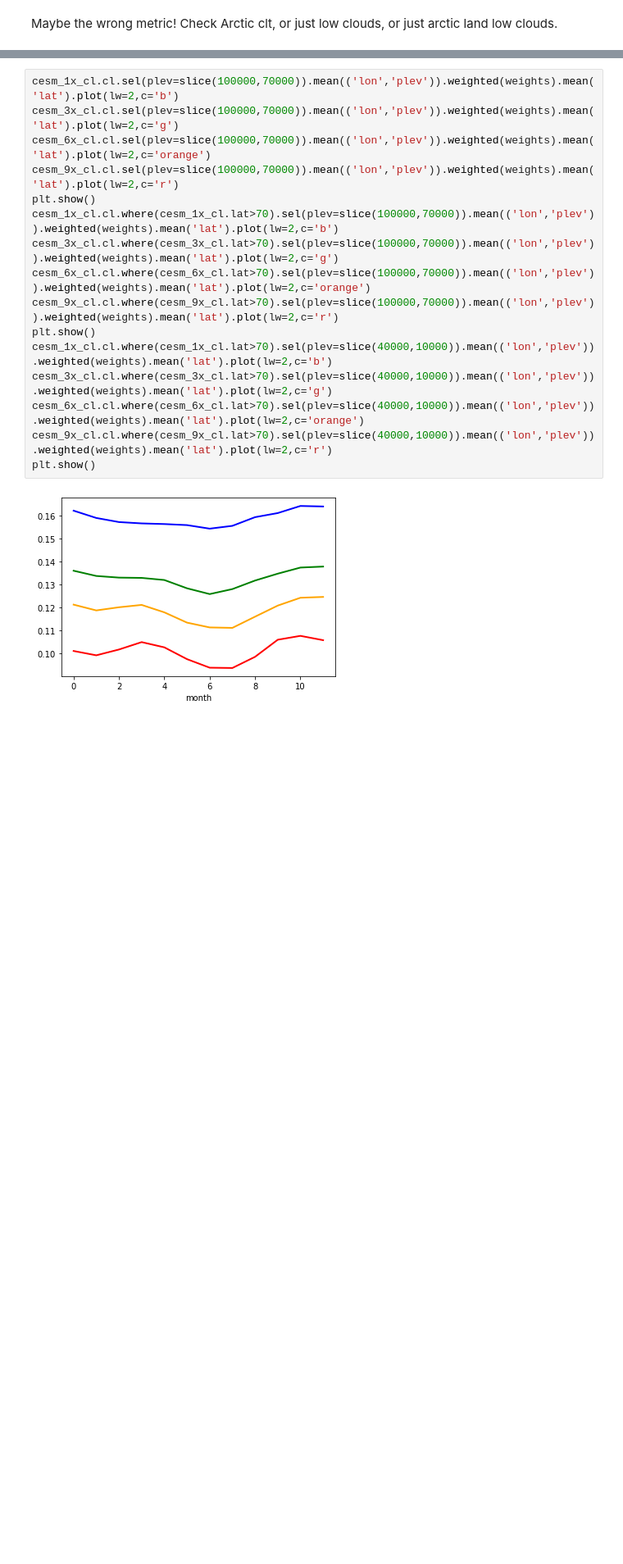
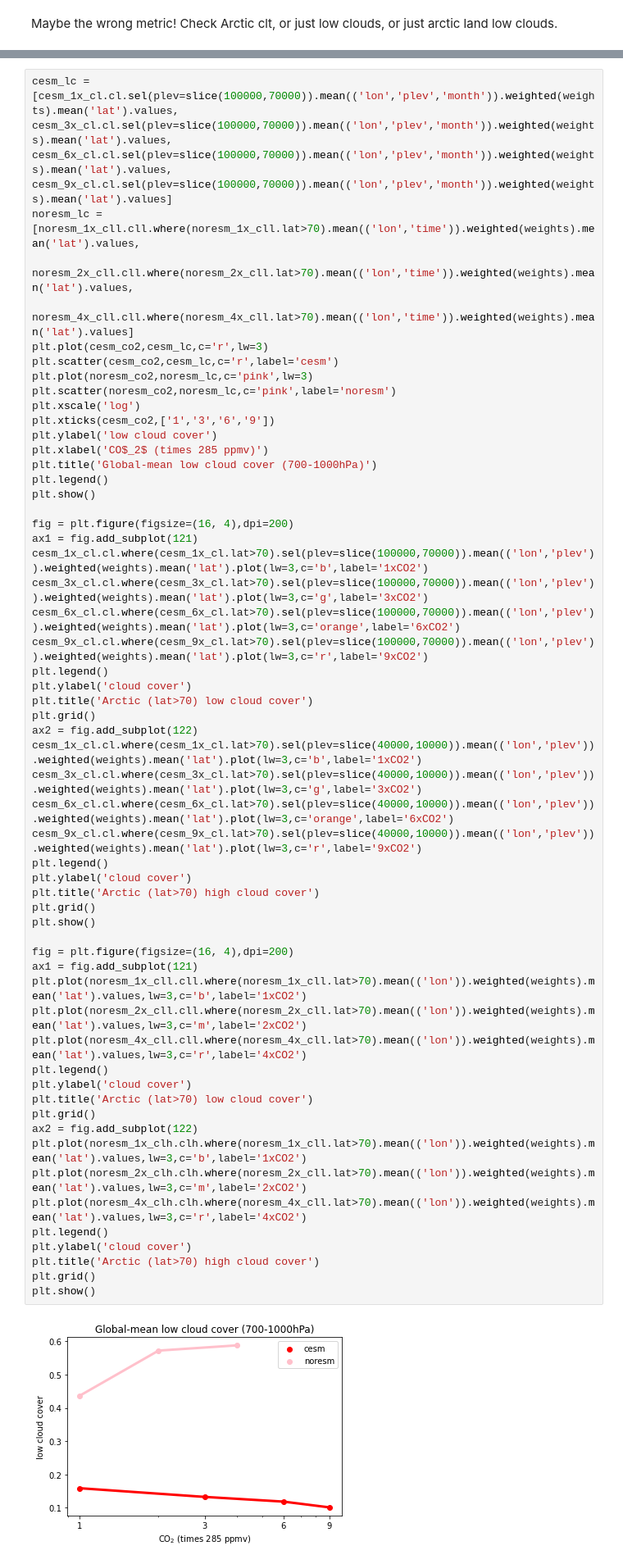
Before and after one commit to matthewjhenry/eocene, a Jupyter notebook: eocene_deepmip.ipynb, the cells around one changed output, grey strips where cells are left out. Shown at 82% size. Saved outputs shown, nothing was run; the diff lists cells and outputs as text; blank space fills up the shorter version.

Commit message:
more graphs

```diff
--- a/eocene_deepmip.ipynb
+++ b/eocene_deepmip.ipynb
@@ -470,20 +470,63 @@ plt.show()
 # %% [output]
 [figure]
 # %%
-cesm_1x_cl.cl.sel(plev=slice(100000,70000)).mean(('lon','plev')).weighted(weights).mean('lat').plot(lw=2,c='b')
-cesm_3x_cl.cl.sel(plev=slice(100000,70000)).mean(('lon','plev')).weighted(weights).mean('lat').plot(lw=2,c='g')
-cesm_6x_cl.cl.sel(plev=slice(100000,70000)).mean(('lon','plev')).weighted(weights).mean('lat').plot(lw=2,c='orange')
-cesm_9x_cl.cl.sel(plev=slice(100000,70000)).mean(('lon','plev')).weighted(weights).mean('lat').plot(lw=2,c='r')
+cesm_lc = [cesm_1x_cl.cl.sel(plev=slice(100000,70000)).mean(('lon','plev','month')).weighted(weights).mean('lat').values,
+cesm_3x_cl.cl.sel(plev=slice(100000,70000)).mean(('lon','plev','month')).weighted(weights).mean('lat').values,
+cesm_6x_cl.cl.sel(plev=slice(100000,70000)).mean(('lon','plev','month')).weighted(weights).mean('lat').values,
+cesm_9x_cl.cl.sel(plev=slice(100000,70000)).mean(('lon','plev','month')).weighted(weights).mean('lat').values]
+noresm_lc = [noresm_1x_cll.cll.where(noresm_1x_cll.lat>70).mean(('lon','time')).weighted(weights).mean('lat').values,
+            noresm_2x_cll.cll.where(noresm_2x_cll.lat>70).mean(('lon','time')).weighted(weights).mean('lat').values,
+            noresm_4x_cll.cll.where(noresm_4x_cll.lat>70).mean(('lon','time')).weighted(weights).mean('lat').values]
+plt.plot(cesm_co2,cesm_lc,c='r',lw=3)
+plt.scatter(cesm_co2,cesm_lc,c='r',label='cesm')
+plt.plot(noresm_co2,noresm_lc,c='pink',lw=3)
+plt.scatter(noresm_co2,noresm_lc,c='pink',label='noresm')
+plt.xscale('log')
+plt.xticks(cesm_co2,['1','3','6','9'])
+plt.ylabel('low cloud cover')
+plt.xlabel('CO$_2$ (times 285 ppmv)')
+plt.title('Global-mean low cloud cover (700-1000hPa)')
+plt.legend()
 plt.show()
-cesm_1x_cl.cl.where(cesm_1x_cl.lat>70).sel(plev=slice(100000,70000)).mean(('lon','plev')).weighted(weights).mean('lat').plot(lw=2,c='b')
-cesm_3x_cl.cl.where(cesm_3x_cl.lat>70).sel(plev=slice(100000,70000)).mean(('lon','plev')).weighted(weights).mean('lat').plot(lw=2,c='g')
-cesm_6x_cl.cl.where(cesm_6x_cl.lat>70).sel(plev=slice(100000,70000)).mean(('lon','plev')).weighted(weights).mean('lat').plot(lw=2,c='orange')
-cesm_9x_cl.cl.where(cesm_9x_cl.lat>70).sel(plev=slice(100000,70000)).mean(('lon','plev')).weighted(weights).mean('lat').plot(lw=2,c='r')
+
+fig = plt.figure(figsize=(16, 4),dpi=200)
+ax1 = fig.add_subplot(121)
+cesm_1x_cl.cl.where(cesm_1x_cl.lat>70).sel(plev=slice(100000,70000)).mean(('lon','plev')).weighted(weights).mean('lat').plot(lw=3,c='b',label='1xCO2')
+cesm_3x_cl.cl.where(cesm_3x_cl.lat>70).sel(plev=slice(100000,70000)).mean(('lon','plev')).weighted(weights).mean('lat').plot(lw=3,c='g',label='3xCO2')
+cesm_6x_cl.cl.where(cesm_6x_cl.lat>70).sel(plev=slice(100000,70000)).mean(('lon','plev')).weighted(weights).mean('lat').plot(lw=3,c='orange',label='6xCO2')
+cesm_9x_cl.cl.where(cesm_9x_cl.lat>70).sel(plev=slice(100000,70000)).mean(('lon','plev')).weighted(weights).mean('lat').plot(lw=3,c='r',label='9xCO2')
+plt.legend()
+plt.ylabel('cloud cover')
+plt.title('Arctic (lat>70) low cloud cover')
+plt.grid()
+ax2 = fig.add_subplot(122)
+cesm_1x_cl.cl.where(cesm_1x_cl.lat>70).sel(plev=slice(40000,10000)).mean(('lon','plev')).weighted(weights).mean('lat').plot(lw=3,c='b',label='1xCO2')
+cesm_3x_cl.cl.where(cesm_3x_cl.lat>70).sel(plev=slice(40000,10000)).mean(('lon','plev')).weighted(weights).mean('lat').plot(lw=3,c='g',label='3xCO2')
+cesm_6x_cl.cl.where(cesm_6x_cl.lat>70).sel(plev=slice(40000,10000)).mean(('lon','plev')).weighted(weights).mean('lat').plot(lw=3,c='orange',label='6xCO2')
+cesm_9x_cl.cl.where(cesm_9x_cl.lat>70).sel(plev=slice(40000,10000)).mean(('lon','plev')).weighted(weights).mean('lat').plot(lw=3,c='r',label='9xCO2')
+plt.legend()
+plt.ylabel('cloud cover')
+plt.title('Arctic (lat>70) high cloud cover')
+plt.grid()
 plt.show()
-cesm_1x_cl.cl.where(cesm_1x_cl.lat>70).sel(plev=slice(40000,10000)).mean(('lon','plev')).weighted(weights).mean('lat').plot(lw=2,c='b')
-cesm_3x_cl.cl.where(cesm_3x_cl.lat>70).sel(plev=slice(40000,10000)).mean(('lon','plev')).weighted(weights).mean('lat').plot(lw=2,c='g')
-cesm_6x_cl.cl.where(cesm_6x_cl.lat>70).sel(plev=slice(40000,10000)).mean(('lon','plev')).weighted(weights).mean('lat').plot(lw=2,c='orange')
-cesm_9x_cl.cl.where(cesm_9x_cl.lat>70).sel(plev=slice(40000,10000)).mean(('lon','plev')).weighted(weights).mean('lat').plot(lw=2,c='r')
+
+fig = plt.figure(figsize=(16, 4),dpi=200)
+ax1 = fig.add_subplot(121)
+plt.plot(noresm_1x_cll.cll.where(noresm_1x_cll.lat>70).mean(('lon')).weighted(weights).mean('lat').values,lw=3,c='b',label='1xCO2')
+plt.plot(noresm_2x_cll.cll.where(noresm_2x_cll.lat>70).mean(('lon')).weighted(weights).mean('lat').values,lw=3,c='m',label='2xCO2')
+plt.plot(noresm_4x_cll.cll.where(noresm_4x_cll.lat>70).mean(('lon')).weighted(weights).mean('lat').values,lw=3,c='r',label='4xCO2')
+plt.legend()
+plt.ylabel('cloud cover')
+plt.title('Arctic (lat>70) low cloud cover')
+plt.grid()
+ax2 = fig.add_subplot(122)
+plt.plot(noresm_1x_clh.clh.where(noresm_1x_cll.lat>70).mean(('lon')).weighted(weights).mean('lat').values,lw=3,c='b',label='1xCO2')
+plt.plot(noresm_2x_clh.clh.where(noresm_2x_cll.lat>70).mean(('lon')).weighted(weights).mean('lat').values,lw=3,c='m',label='2xCO2')
+plt.plot(noresm_4x_clh.clh.where(noresm_4x_cll.lat>70).mean(('lon')).weighted(weights).mean('lat').values,lw=3,c='r',label='4xCO2')
+plt.legend()
+plt.ylabel('cloud cover')
+plt.title('Arctic (lat>70) high cloud cover')
+plt.grid()
 plt.show()
 # %% [output]
-[figure, old version]
+[figure, new version]
```
Also changed, not shown: parts of 3 cells of this notebook.
